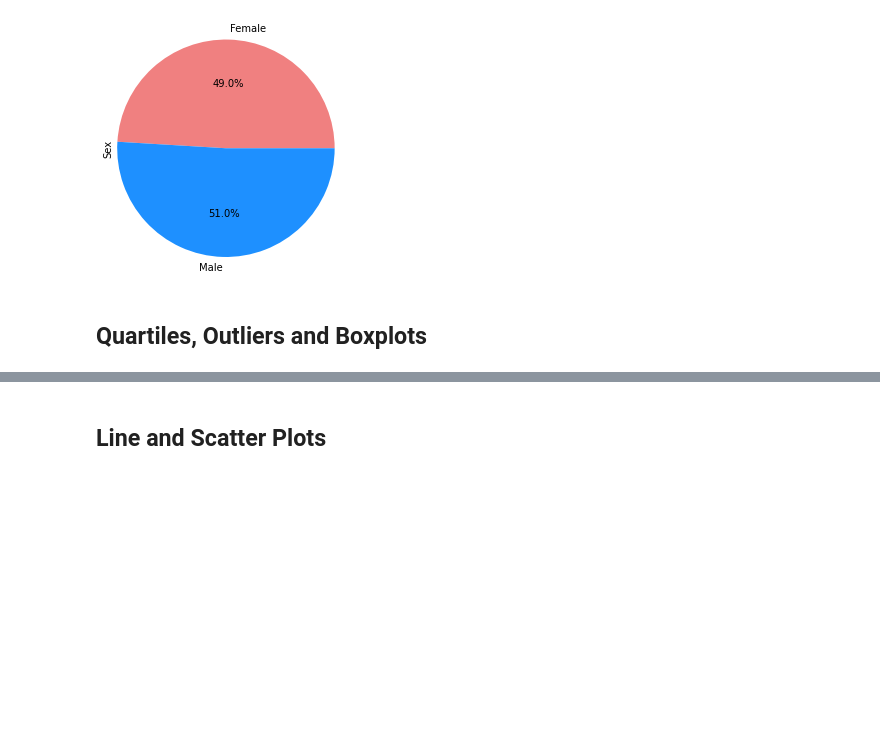
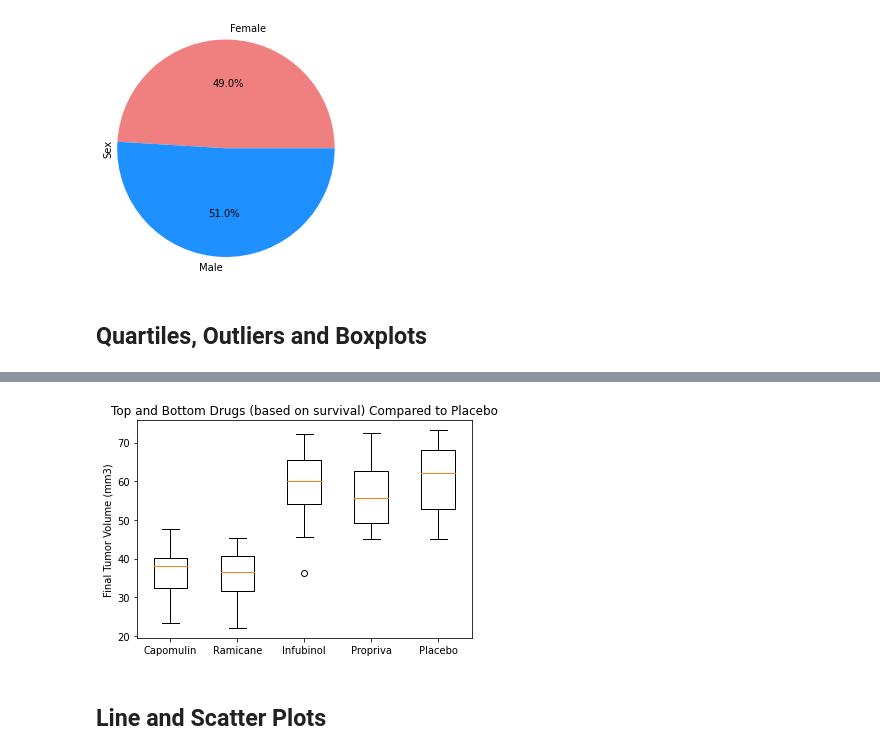
Before and after one commit to SwervingMage86/matplotlib-challenge, a Jupyter notebook: Pymaceuticals/pymaceuticals.ipynb, the cells around one changed output, grey strips where cells are left out. Saved outputs shown, nothing was run; the diff lists cells and outputs as text; code cells hidden in the pictures; blank space fills up the shorter version.

```diff
--- a/Pymaceuticals/pymaceuticals.ipynb
+++ b/Pymaceuticals/pymaceuticals.ipynb
@@ -229,0 +247,9 @@ plt.show()
+# %%
+# Find the number of mice that made it to the end of the study for each drug
+mice_45 = mouse_last_time.loc[mouse_last_time['Timepoint'] == 45]
+
+
+
+for drug in drug_list:
+    y = mice_45.loc[mice_45['Drug Regimen'] == drug]
+    print(f"{drug} had {y.value_counts().count()} mice survive until the end of the study.")
@@ -230,17 +267,30 @@ plt.show()
 # %%
 # Put treatments into a list for for loop (and later for plot labels)
-
+cripp = ['Capomulin', 'Ramicane', 'Infubinol', 'Propriva', 'Placebo']
 
 # Create empty list to fill with tumor vol data (for plotting)
-
+tum_vol = []
 
 # Calculate the IQR and quantitatively determine if there are any potential outliers.
-
+for drug in cripp:
 
     # Locate the rows which contain mice on each drug and get the tumor volumes
-
-
+    x = mouse_last_time.loc[mouse_last_time['Drug Regimen'] == drug]
+    tum_vol.append(x['Tumor Volume (mm3)'])
     # add subset
 
+    # Determine outliers using upper and lower bounds
+    quartiles = x['Tumor Volume (mm3)'].quantile([.25,.5,.75])
+    lowerq = quartiles[0.25]
+    upperq = quartiles[0.75]
+    iqr = upperq-lowerq
+    lower_bound = lowerq - (1.5*iqr)
+    upper_bound = upperq + (1.5*iqr)
 
-    # Determine outliers using upper and lower bounds
+    upper_outliers = [volume for volume in x['Tumor Volume (mm3)'] if volume > upper_bound]
+    lower_outliers = [volume for volume in x['Tumor Volume (mm3)'] if volume < lower_bound]
+
+    print(f"Upper outliers for {drug} are: {upper_outliers}")
+    print(f"Lower outliers for {drug} are: {lower_outliers}")
+#     print(f"Values below {lower_bound} could be outliers.")
+#     print(f"Values above {upper_bound} could be outliers.")
@@ -247,4 +308,12 @@ plt.show()
 # %%
 # Generate a box plot of the final tumor volume of each mouse across four regimens of interest
+fig1, ax1 = plt.subplots()
+ax1.boxplot(tum_vol)
+plt.title('Top and Bottom Drugs (based on survival) Compared to Placebo')
+plt.ylabel('Final Tumor Volume (mm3)')
+plt.xticks([1,2,3,4,5],cripp)
+plt.show()
+# %% [output]
+[figure, added]
 # %% [markdown]
 ## Line and Scatter Plots
```
Also changed, not shown: parts of 13 cells of this notebook.
